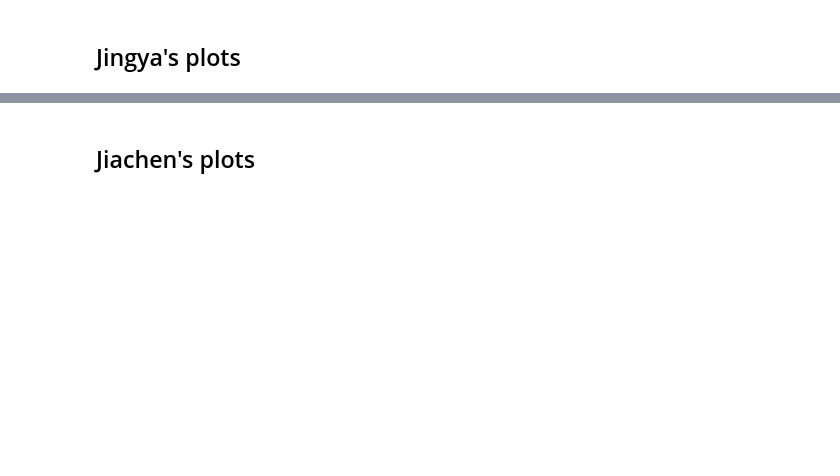
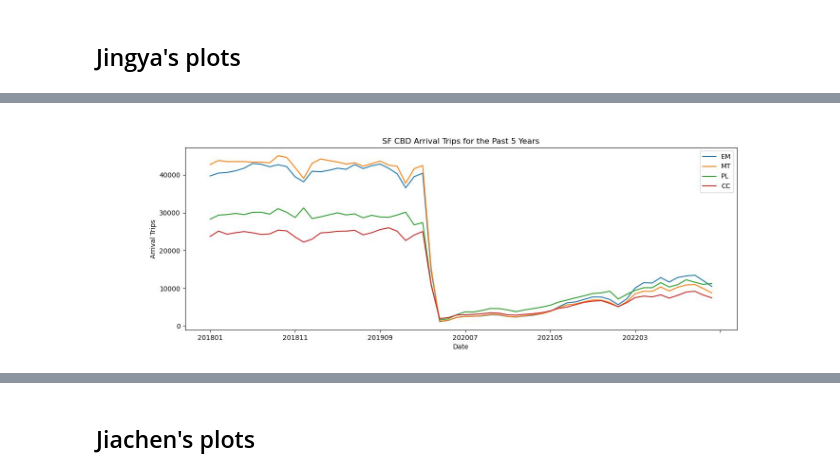
Before and after one commit to UCB-stat-159-s23/project-Group23, a Jupyter notebook: main.ipynb, the cells around one changed output, grey strips where cells are left out. Saved outputs shown, nothing was run; the diff lists cells and outputs as text; code cells hidden in the pictures; blank space fills up the shorter version.

```diff
--- a/main.ipynb
+++ b/main.ipynb
@@ -57,0 +65,4 @@ HTML("figures/berkeley_interactive_map.html")
+# %%
+display.Image('figures/SF CBD Arrival Trip Count.jpg')
+# %% [output]
+[figure, added]
```
Also changed, not shown: parts of 26 cells of this notebook.
